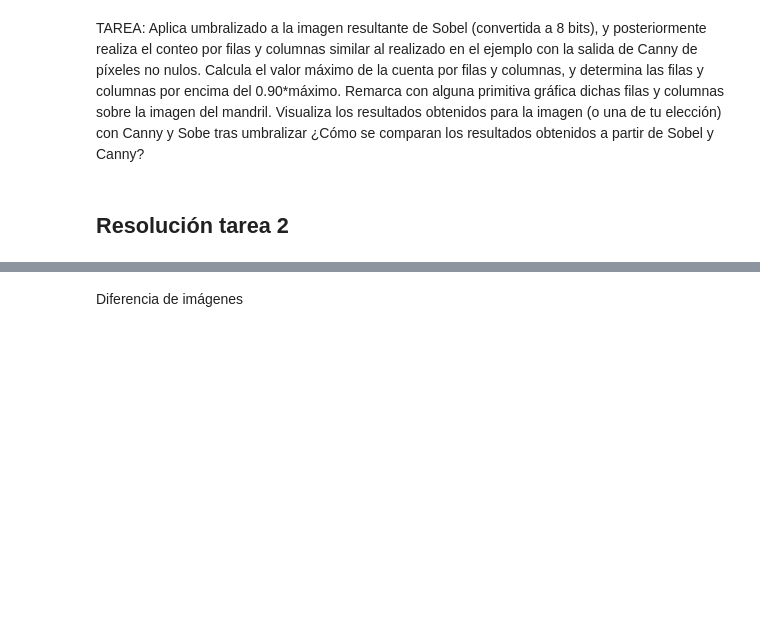
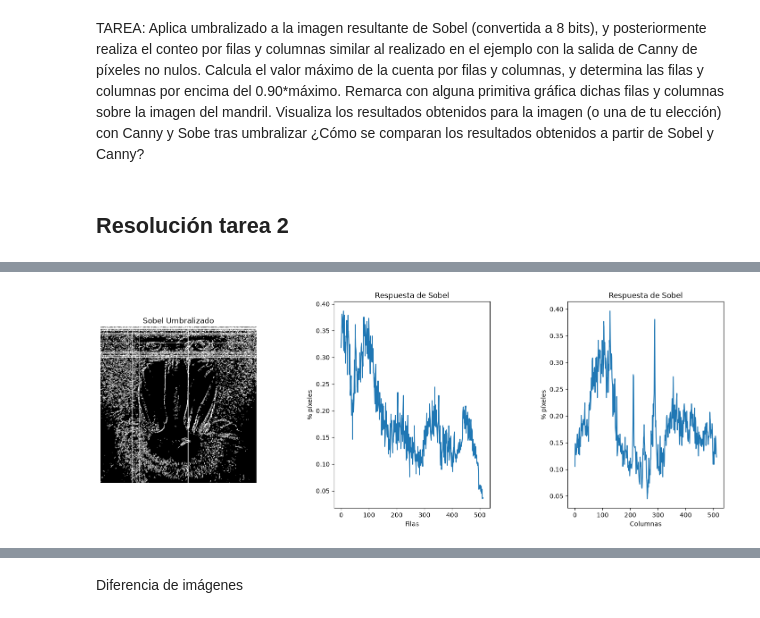
Before and after one commit to kikoalmtana/practicasVC, a Jupyter notebook: P2/VC_P2.ipynb, the cells around one changed output, grey strips where cells are left out. Drawn from its saved outputs; the diff is of its cells as text; code cells hidden in the pictures; blank space fills up the shorter version.

```diff
--- a/P2/VC_P2.ipynb
+++ b/P2/VC_P2.ipynb
@@ -411,0 +377,85 @@ plt.show()
+# %%
+#Define valor umbral
+valorUmbral = 100
+#Obtiene imagen umbralizada para dicho valor definido
+_, sobelUmbralizado = cv2.threshold(sobel8np, valorUmbral, 255, cv2.THRESH_BINARY)
+
+#Lista con una lista con los valores de la suma de los píxeles por columna
+col_counts = cv2.reduce(sobelUmbralizado, 0, cv2.REDUCE_SUM, dtype=cv2.CV_32SC1)
+
+#Valores normalizados de la suma de los píxeles por columna, en base al número de filas y al valor máximo del píxel (255)
+#Para el histograma
+colsSobel = col_counts[0] / (255 * sobelUmbralizado.shape[0])
+maxcolSobel = np.max(col_counts)
+
+#Valor máximo de la suma de columnas de Canny
+maxcol = np.max(col_counts)
+
+for i in range(len(col_counts[0])):
+    if col_counts[0][i] >= maxcolSobel*0.9:
+        sobelUmbralizado[:,i] = 255
+
+row_countsSobel = cv2.reduce(sobelUmbralizado, 1, cv2.REDUCE_SUM, dtype=cv2.CV_32SC1)
+rowsSobel = row_countsSobel[:] / (255 * sobelUmbralizado.shape[0])
+maxfilSobel = np.max(row_countsSobel)
+
+for i in range(len(row_countsSobel)):
+    if row_countsSobel[i] >= maxfilSobel*0.9:
+        sobelUmbralizado[i,:] = 255
+
+for i in range(len(col_counts[0])):
+    if col_counts[0][i] >= maxcol*0.9:
+        canny[:,i] = 255
+#Muestra resultado
+#print(cols)
+#plt.subplot(1, 2, 1)
+#plt.imshow(sobelUmbralizado, cmap='gray')
+
+plt.figure(figsize=(18, 6))
+
+plt.subplot(1, 3, 1)
+plt.axis("off")
+plt.title("Sobel Umbralizado")
+plt.imshow(sobelUmbralizado, cmap='gray')
+
+plt.subplot(1, 3, 2)
+plt.title("Respuesta de Sobel")
+plt.xlabel("Filas")
+plt.ylabel("% píxeles")
+plt.plot(rowsSobel)
+
+plt.subplot(1, 3, 3)
+plt.title("Respuesta de Sobel")
+plt.xlabel("Columnas")
+plt.ylabel("% píxeles")
+plt.plot(colsSobel)
+
+plt.subplots_adjust(wspace=0.5)
+
+plt.show()
+
+
+plt.figure(figsize=(18, 6))
+
+plt.subplot(1, 3, 1)
+plt.axis("off")
+plt.title("Canny")
+plt.imshow(canny, cmap='gray')
+
+plt.subplot(1, 3, 2)
+plt.title("Respuesta de Canny")
+plt.xlabel("Filas")
+plt.ylabel("% píxeles")
+plt.plot(rows)
+
+plt.subplot(1, 3, 3)
+plt.title("Respuesta de Canny")
+plt.xlabel("Columnas")
+plt.ylabel("% píxeles")
+plt.plot(cols)
+
+plt.subplots_adjust(wspace=0.5)
+
+plt.show()
+# %% [output]
+[figure, added]
```
Also changed, not shown: parts of 10 cells of this notebook.
